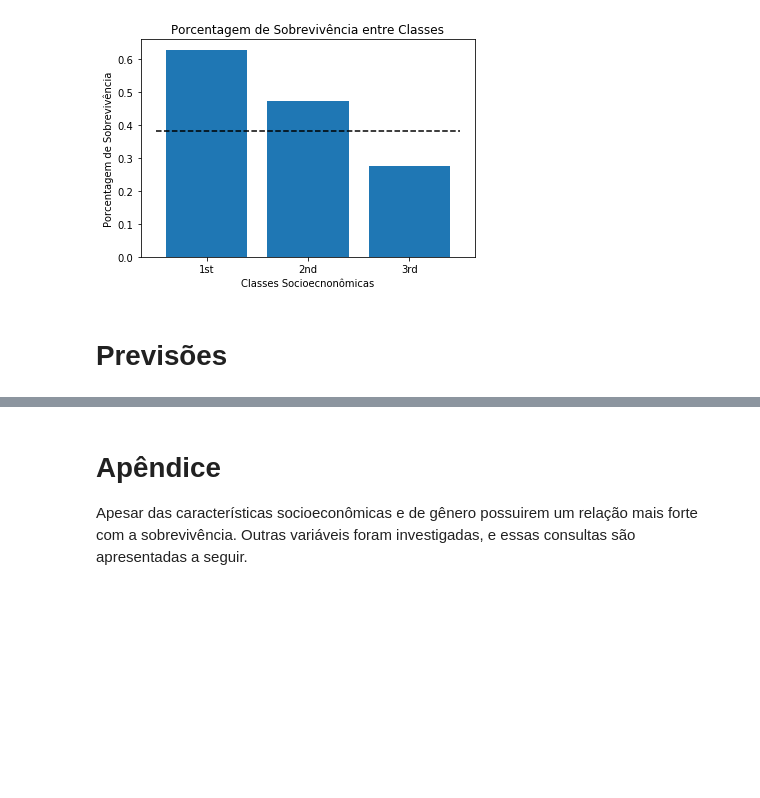
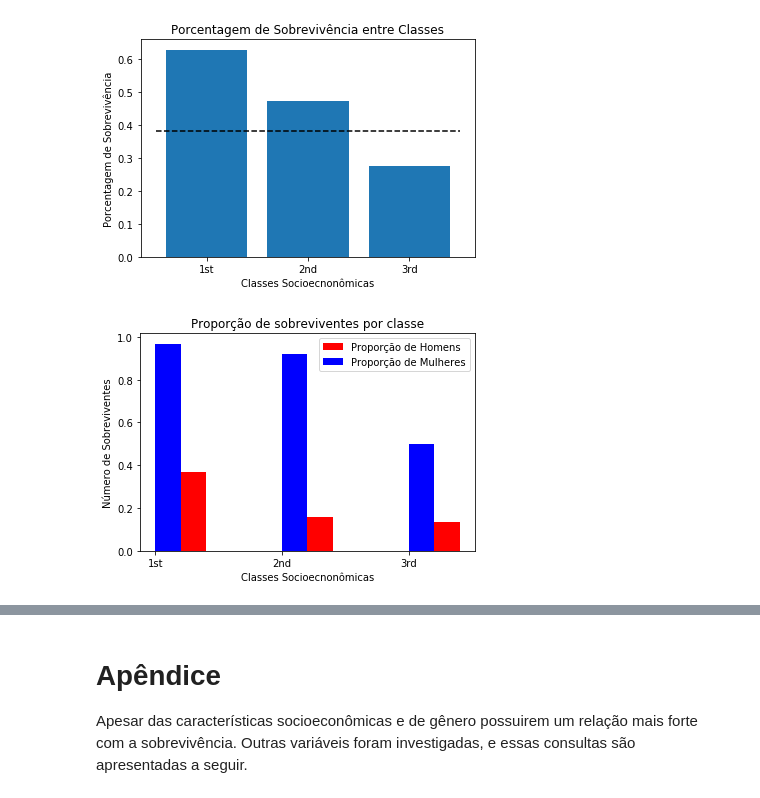
Before and after one commit to felipe-morilla/Projeto-final, a Jupyter notebook: Projeto Final.ipynb, the cells around one changed output, grey strips where cells are left out. Saved outputs shown, nothing was run; the diff lists cells and outputs as text; code cells hidden in the pictures; blank space fills up the shorter version.

```diff
--- a/Projeto Final.ipynb
+++ b/Projeto Final.ipynb
@@ -302,5 +284,41 @@ plt.xlabel('Classes Socioecnonômicas')
 plt.ylabel('Porcentagem de Sobrevivência');
 # %% [output]
 [figure]
-# %% [markdown]
-# Previsões
+# %%
+#Filtrando dados por classe socioeconômica e depois por sexo
+
+df_class1=df[df['Pclass']==1].groupby('Sex').agg('count')['PassengerId']
+df_class2=df[df['Pclass']==2].groupby('Sex').agg('count')['PassengerId']
+df_class3=df[df['Pclass']==3].groupby('Sex').agg('count')['PassengerId']
+# %%
+#filtrando os dados dos sobreviventes por sexo
+df_surv_male = df[df['Sex']=='male']
+df_surv_male = df_surv_male[df_surv_male['Survived']==1]
+
+df_surv_female = df[df['Sex']=='female']
+df_surv_female = df_surv_female[df_surv_female['Survived']==1]
+
+#Contando o número de sobreviventes por sexo e por classe socioeconômica
+df_surv_male=df_surv_male.groupby('Pclass').agg('count')['PassengerId']
+df_surv_female=df_surv_female.groupby('Pclass').agg('count')['PassengerId']
+# %%
+#Incluindo uma reta com a proporção de sobreviventes
+locations = [1, 2, 3]
+locations2 = [0.8, 1.8, 2.8]
+labels = ['1st', '2nd', '3rd']
+heights_male = np.array([df_class1['male'],df_class2['male'],df_class3['male']])
+heights_female = np.array([df_class1['female'],df_class2['female'],df_class3['female']])
+labels = ['1st', '2nd', '3rd']
+
+
+ax = plt.subplot()
+p1=ax.bar(locations, df_surv_male/heights_male, width=0.2,color='r', align='edge', tick_label=labels)
+p2=ax.bar(locations2, df_surv_female/heights_female, width=0.2,color='b', align='edge', tick_label=labels)
+
+
+plt.title('Proporção de sobreviventes por classe')
+plt.xlabel('Classes Socioecnonômicas')
+plt.ylabel('Número de Sobreviventes')
+plt.legend((p1,p2),('Proporção de Homens','Proporção de Mulheres'));
+# %% [output]
+[figure, added]
```
Also changed, not shown: parts of 55 cells of this notebook.
